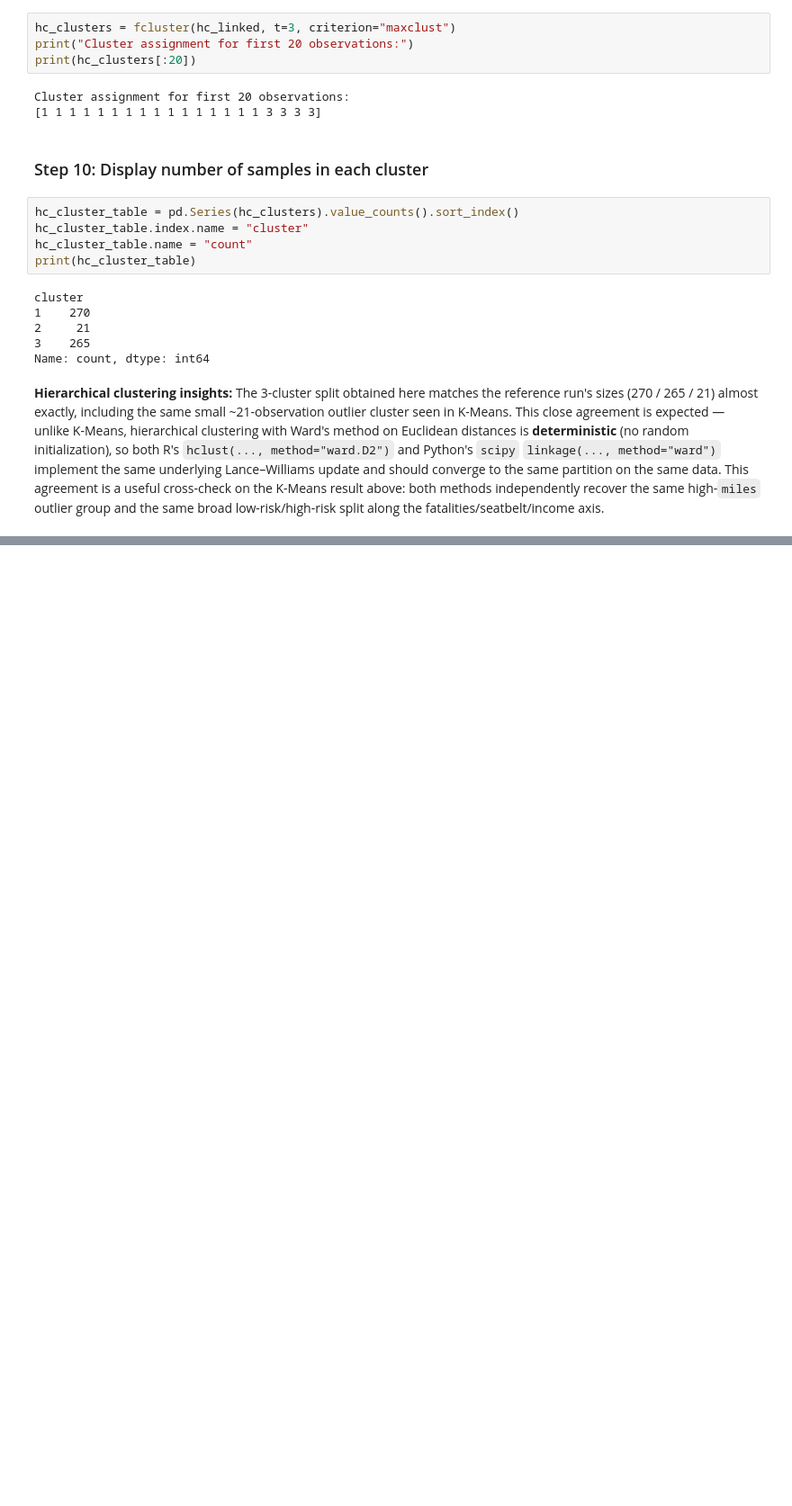
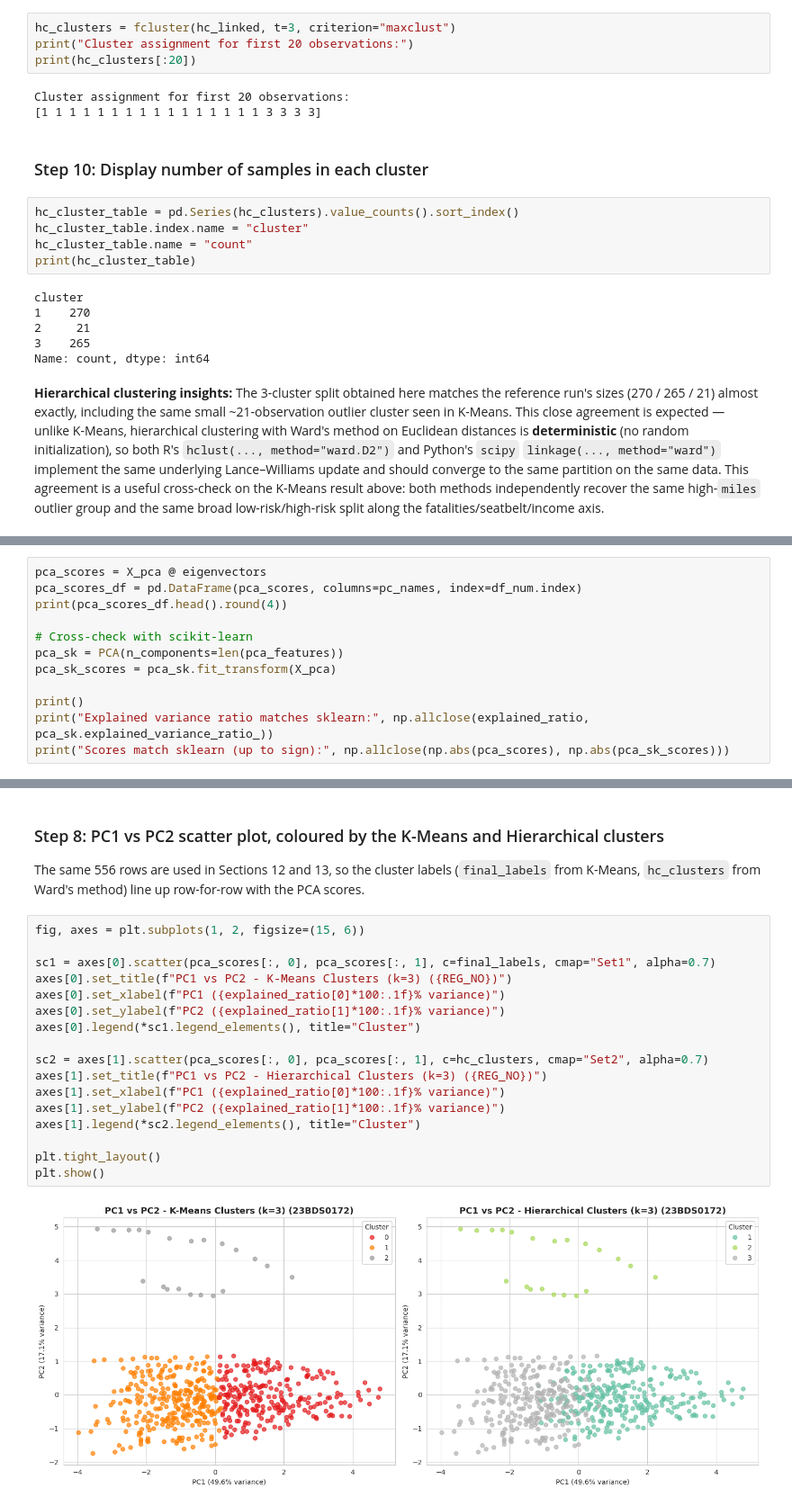
Before and after one commit to Udit587/UditVashisht-EDA-Project, a Jupyter notebook: Phase1_EDA_USSeatBelts.ipynb, the cells around one changed output, grey strips where cells are left out. Shown at 90% size. Saved outputs shown, nothing was run; the diff lists cells and outputs as text; blank space fills up the shorter version.

```diff
--- a/Phase1_EDA_USSeatBelts.ipynb
+++ b/Phase1_EDA_USSeatBelts.ipynb
@@ -1255,0 +1397,12 @@ low-risk/high-risk split along the fatalities/seatbelt/income axis.
+# %%
+pca_scores = X_pca @ eigenvectors
+pca_scores_df = pd.DataFrame(pca_scores, columns=pc_names, index=df_num.index)
+print(pca_scores_df.head().round(4))
+
+# Cross-check with scikit-learn
+pca_sk = PCA(n_components=len(pca_features))
+pca_sk_scores = pca_sk.fit_transform(X_pca)
+
+print()
+print("Explained variance ratio matches sklearn:", np.allclose(explained_ratio, pca_sk.explained_variance_ratio_))
+print("Scores match sklearn (up to sign):", np.allclose(np.abs(pca_scores), np.abs(pca_sk_scores)))
@@ -1255,0 +1419,23 @@ low-risk/high-risk split along the fatalities/seatbelt/income axis.
+# %% [markdown]
+### Step 8: PC1 vs PC2 scatter plot, coloured by the K-Means and Hierarchical clusters
+
+The same 556 rows are used in Sections 12 and 13, so the cluster labels (`final_labels` from K-Means, `hc_clusters` from Ward's method) line up row-for-row with the PCA scores.
+# %%
+fig, axes = plt.subplots(1, 2, figsize=(15, 6))
+
+sc1 = axes[0].scatter(pca_scores[:, 0], pca_scores[:, 1], c=final_labels, cmap="Set1", alpha=0.7)
+axes[0].set_title(f"PC1 vs PC2 - K-Means Clusters (k=3) ({REG_NO})")
+axes[0].set_xlabel(f"PC1 ({explained_ratio[0]*100:.1f}% variance)")
+axes[0].set_ylabel(f"PC2 ({explained_ratio[1]*100:.1f}% variance)")
+axes[0].legend(*sc1.legend_elements(), title="Cluster")
+
+sc2 = axes[1].scatter(pca_scores[:, 0], pca_scores[:, 1], c=hc_clusters, cmap="Set2", alpha=0.7)
+axes[1].set_title(f"PC1 vs PC2 - Hierarchical Clusters (k=3) ({REG_NO})")
+axes[1].set_xlabel(f"PC1 ({explained_ratio[0]*100:.1f}% variance)")
+axes[1].set_ylabel(f"PC2 ({explained_ratio[1]*100:.1f}% variance)")
+axes[1].legend(*sc2.legend_elements(), title="Cluster")
+
+plt.tight_layout()
+plt.show()
+# %% [output]
+[figure, added]
```
Also changed, not shown: parts of 19 cells of this notebook.
